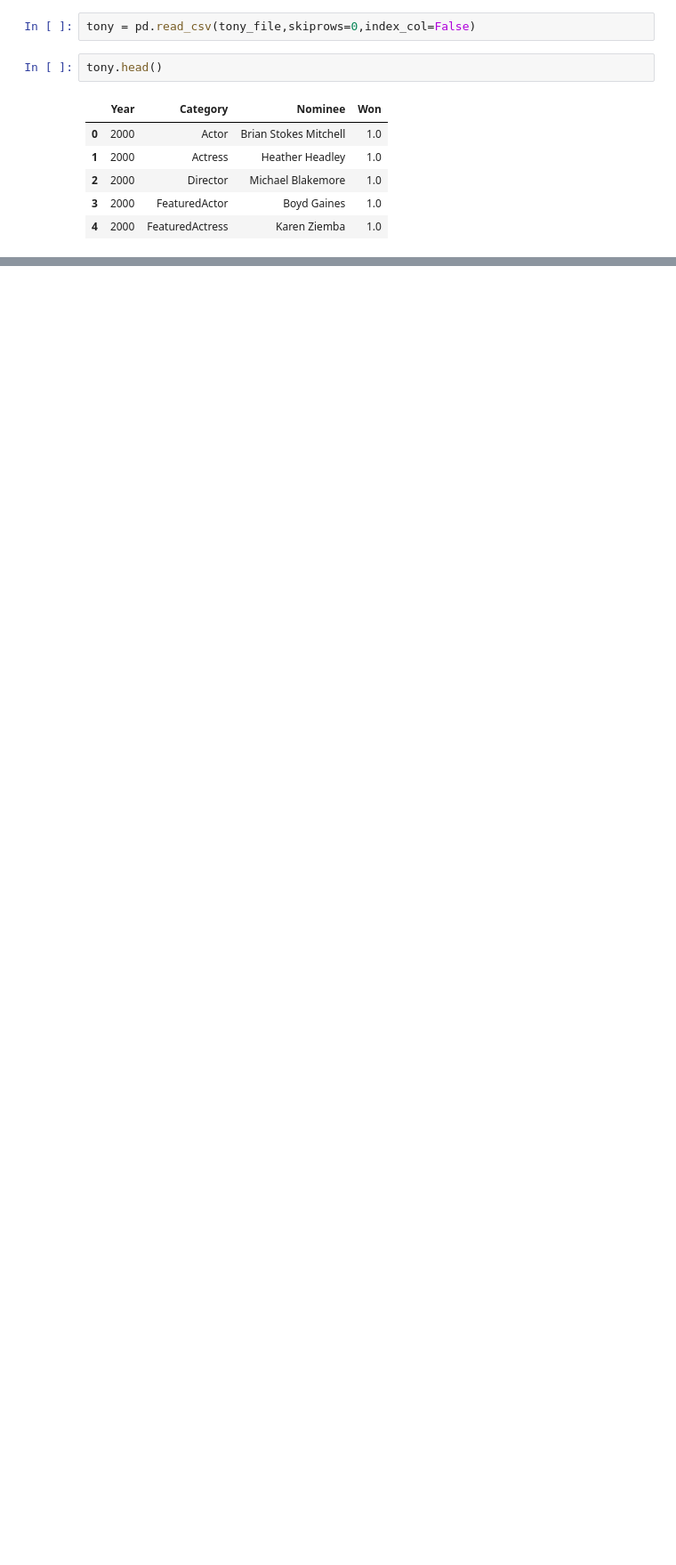
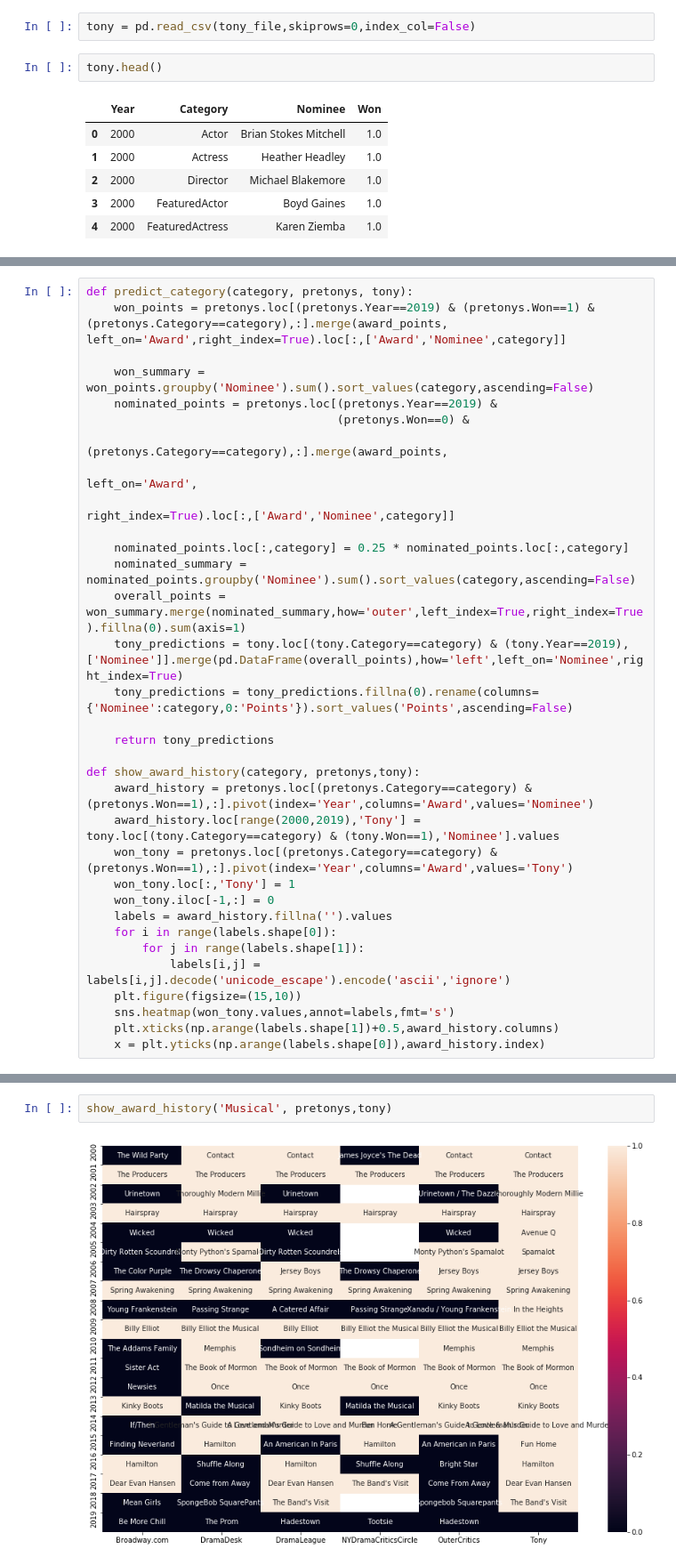
Before and after one commit to drsaunders/tony-award-prediction, a Jupyter notebook: tony-award-prediction.ipynb, the cells around one changed output, grey strips where cells are left out. Shown: that part at 89% size. Cells and saved outputs as stored; diff of their text form; blank space fills up the shorter version.

Commit message:
Do the first version of the analysis including my predictions

```diff
--- a/tony-award-prediction.ipynb
+++ b/tony-award-prediction.ipynb
@@ -51 +82,34 @@ award_points
+# %%
+def predict_category(category, pretonys, tony):
+    won_points = pretonys.loc[(pretonys.Year==2019) & (pretonys.Won==1) & (pretonys.Category==category),:].merge(award_points, left_on='Award',right_index=True).loc[:,['Award','Nominee',category]]
+
+    won_summary = won_points.groupby('Nominee').sum().sort_values(category,ascending=False)
+    nominated_points = pretonys.loc[(pretonys.Year==2019) &
+                                    (pretonys.Won==0) &
+                                    (pretonys.Category==category),:].merge(award_points,
+                                                                           left_on='Award',
+                                                                           right_index=True).loc[:,['Award','Nominee',category]]
+
+    nominated_points.loc[:,category] = 0.25 * nominated_points.loc[:,category]
+    nominated_summary = nominated_points.groupby('Nominee').sum().sort_values(category,ascending=False)
+    overall_points = won_summary.merge(nominated_summary,how='outer',left_index=True,right_index=True).fillna(0).sum(axis=1)
+    tony_predictions = tony.loc[(tony.Category==category) & (tony.Year==2019),['Nominee']].merge(pd.DataFrame(overall_points),how='left',left_on='Nominee',right_index=True)
+    tony_predictions = tony_predictions.fillna(0).rename(columns={'Nominee':category,0:'Points'}).sort_values('Points',ascending=False)
+
+    return tony_predictions
+
+def show_award_history(category, pretonys,tony):
+    award_history = pretonys.loc[(pretonys.Category==category) & (pretonys.Won==1),:].pivot(index='Year',columns='Award',values='Nominee')
+    award_history.loc[range(2000,2019),'Tony'] = tony.loc[(tony.Category==category) & (tony.Won==1),'Nominee'].values
+    won_tony = pretonys.loc[(pretonys.Category==category) & (pretonys.Won==1),:].pivot(index='Year',columns='Award',values='Tony')
+    won_tony.loc[:,'Tony'] = 1
+    won_tony.iloc[-1,:] = 0
+    labels = award_history.fillna('').values
+    for i in range(labels.shape[0]):
+        for j in range(labels.shape[1]):
+            labels[i,j] = labels[i,j].decode('unicode_escape').encode('ascii','ignore')
+    plt.figure(figsize=(15,10))
+    sns.heatmap(won_tony.values,annot=labels,fmt='s')
+    plt.xticks(np.arange(labels.shape[1])+0.5,award_history.columns)
+    x = plt.yticks(np.arange(labels.shape[0]),award_history.index)
 # %% [markdown]
@@ -73,0 +126,4 @@ pretonys.loc[(pretonys.Category=='Musical') & (pretonys.Won==1),:].pivot(index='
+# %%
+show_award_history('Musical', pretonys,tony)
+# %% [output]
+[figure, added]
```
Also changed, not shown: parts of 31 cells of this notebook.
